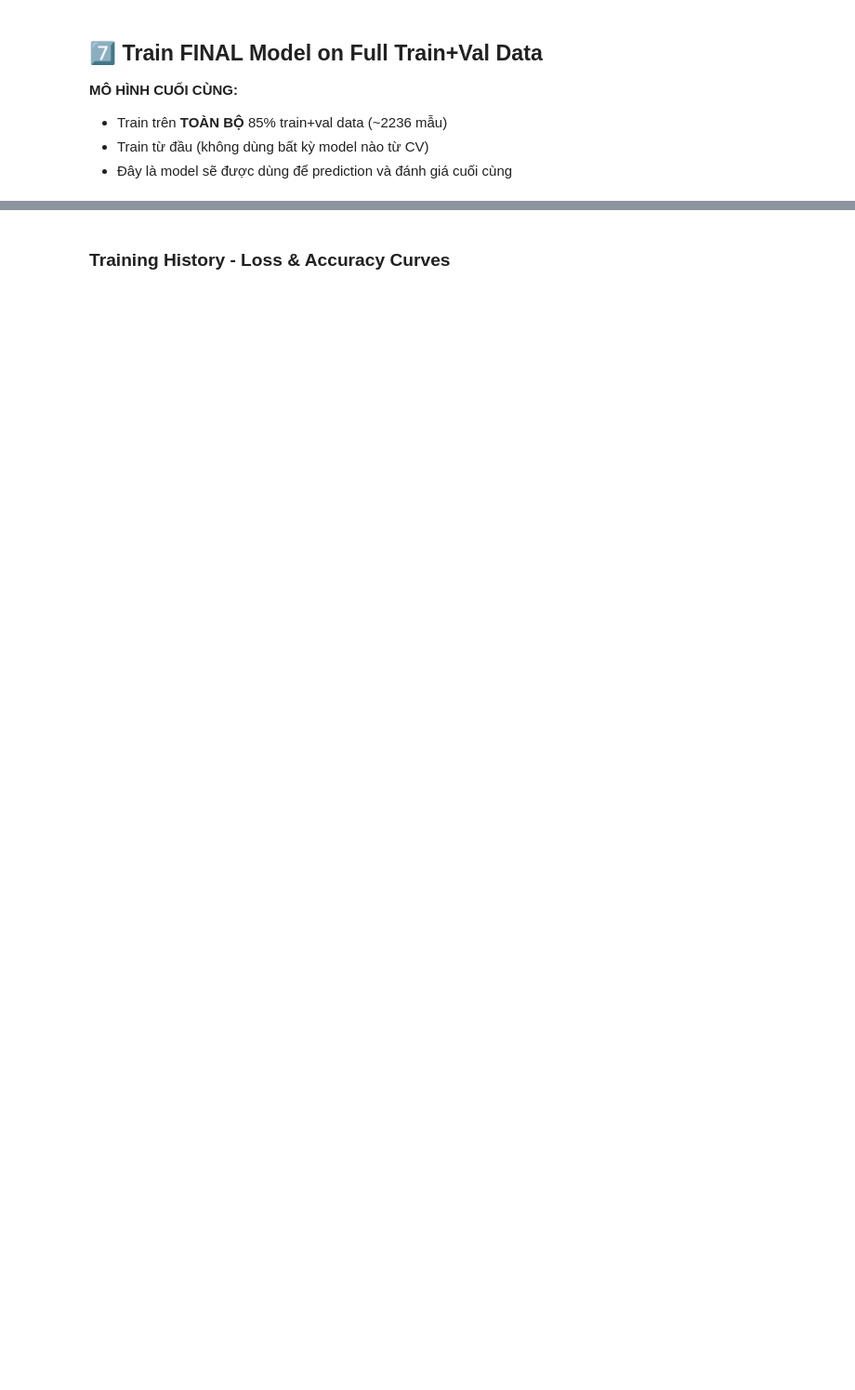
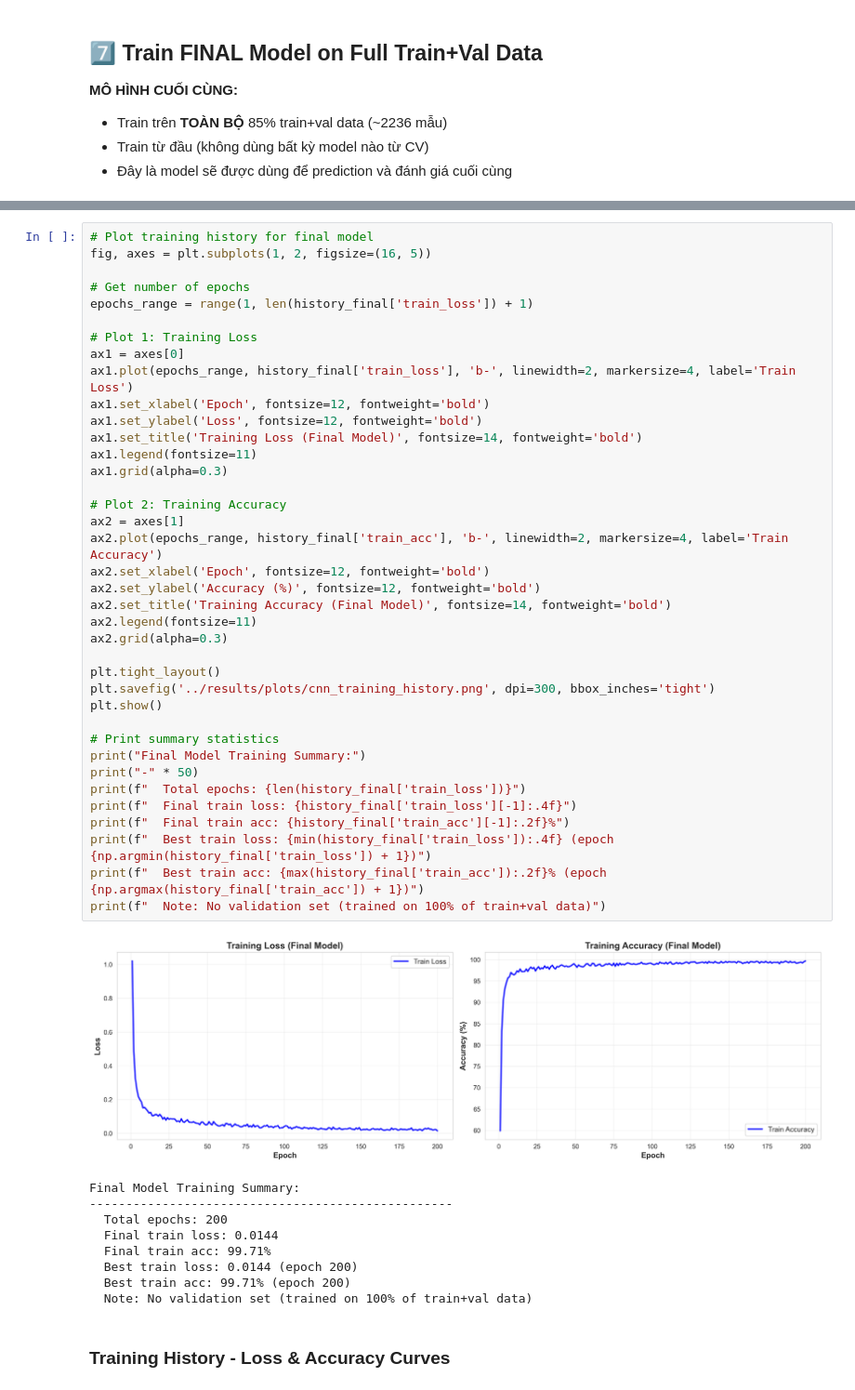
Before and after one commit to ninhhaidang/ForestMonitoring-CaMau, a Jupyter notebook: notebook/cnn_deforestation_detection.ipynb, the cells around one changed output, grey strips where cells are left out. Shown at 93% size. Cells and saved outputs as stored; diff of their text form; blank space fills up the shorter version.

```diff
--- a/notebook/cnn_deforestation_detection.ipynb
+++ b/notebook/cnn_deforestation_detection.ipynb
@@ -955,3 +1021,51 @@ Training FINAL model on 2103 samples...
+# %%
+# Plot training history for final model
+fig, axes = plt.subplots(1, 2, figsize=(16, 5))
+
+# Get number of epochs
+epochs_range = range(1, len(history_final['train_loss']) + 1)
+
+# Plot 1: Training Loss
+ax1 = axes[0]
+ax1.plot(epochs_range, history_final['train_loss'], 'b-', linewidth=2, markersize=4, label='Train Loss')
+ax1.set_xlabel('Epoch', fontsize=12, fontweight='bold')
+ax1.set_ylabel('Loss', fontsize=12, fontweight='bold')
+ax1.set_title('Training Loss (Final Model)', fontsize=14, fontweight='bold')
+ax1.legend(fontsize=11)
+ax1.grid(alpha=0.3)
+
+# Plot 2: Training Accuracy
+ax2 = axes[1]
+ax2.plot(epochs_range, history_final['train_acc'], 'b-', linewidth=2, markersize=4, label='Train Accuracy')
+ax2.set_xlabel('Epoch', fontsize=12, fontweight='bold')
+ax2.set_ylabel('Accuracy (%)', fontsize=12, fontweight='bold')
+ax2.set_title('Training Accuracy (Final Model)', fontsize=14, fontweight='bold')
+ax2.legend(fontsize=11)
+ax2.grid(alpha=0.3)
+
+plt.tight_layout()
+plt.savefig('../results/plots/cnn_training_history.png', dpi=300, bbox_inches='tight')
+plt.show()
+
+# Print summary statistics
+print("Final Model Training Summary:")
+print("-" * 50)
+print(f"  Total epochs: {len(history_final['train_loss'])}")
+print(f"  Final train loss: {history_final['train_loss'][-1]:.4f}")
+print(f"  Final train acc: {history_final['train_acc'][-1]:.2f}%")
+print(f"  Best train loss: {min(history_final['train_loss']):.4f} (epoch {np.argmin(history_final['train_loss']) + 1})")
+print(f"  Best train acc: {max(history_final['train_acc']):.2f}% (epoch {np.argmax(history_final['train_acc']) + 1})")
+print(f"  Note: No validation set (trained on 100% of train+val data)")
+# %% [output]
+[figure, added]
+Final Model Training Summary:
+--------------------------------------------------
+  Total epochs: 200
+  Final train loss: 0.0144
+  Final train acc: 99.71%
+  Best train loss: 0.0144 (epoch 200)
+  Best train acc: 99.71% (epoch 200)
+  Note: No validation set (trained on 100% of train+val data)
 # %% [markdown]
 ### Training History - Loss & Accuracy Curves
 # %%
```
Also changed, not shown: parts of 21 cells of this notebook, 14 other files.
